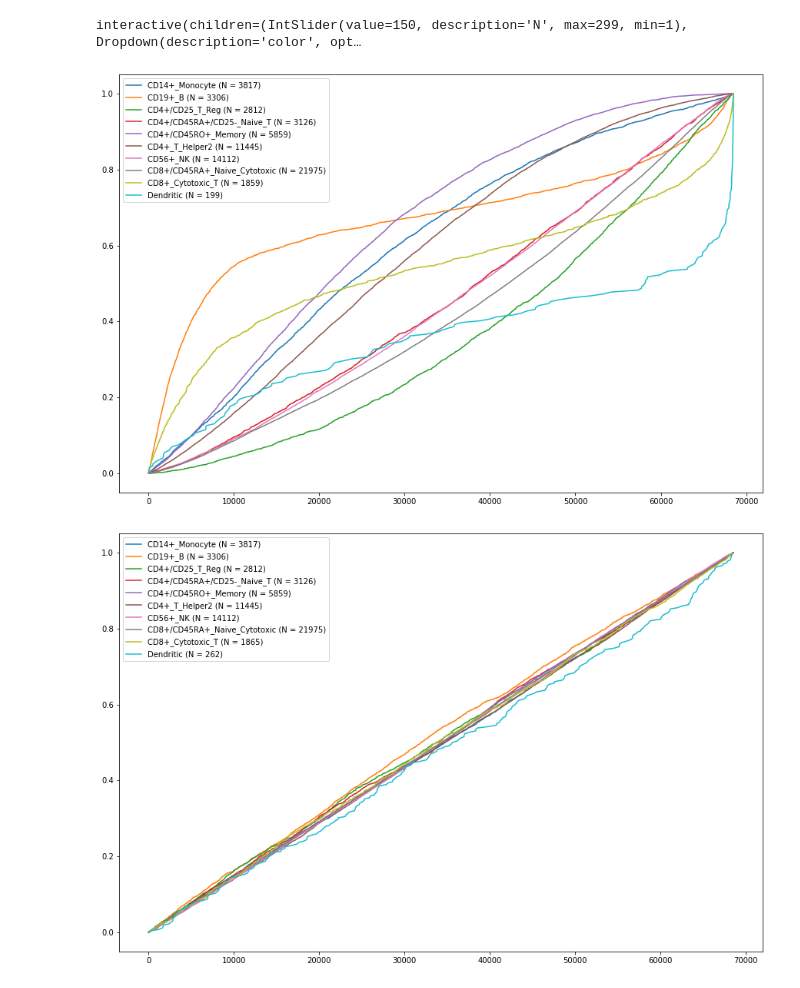
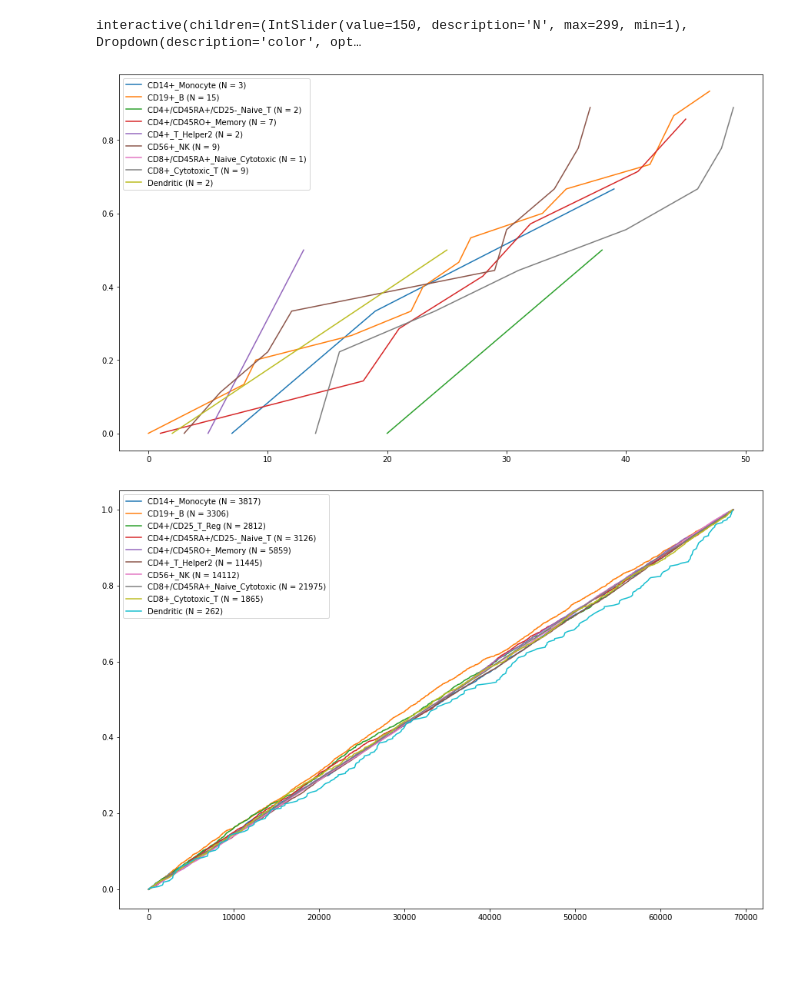
Before and after one commit to bendemeo/ample, a Jupyter notebook: sample_rate.ipynb, the cells around one changed output. Drawn from its saved outputs; the diff is of its cells as text; code cells hidden in the pictures; blank space fills up the shorter version.

```diff
--- a/sample_rate.ipynb
+++ b/sample_rate.ipynb
@@ -165,10 +144,14 @@ making embedding
 embedding size 299
 (299, 6)
 interactive(children=(IntSlider(value=150, description='N', max=299, min=1), Dropdown(description='color', opt…
+# %%
+import matplotlib
+%matplotlib inline
+matplotlib.rcParams['figure.figsize'] = [15, 9]
 # %%
-pbmc.subsamples['ft'].plot_sampling_rate('labels')
+pbmc.subsamples['ft'][:50].plot_sampling_rate('labels')
 # %% [output]
-[figure, old version]
+[figure, new version]
 # %%
 pbmc.plot_sampling_rate('labels')
 # %% [output]
```
Also changed, not shown: parts of 1 cell of this notebook, 6 other files.
